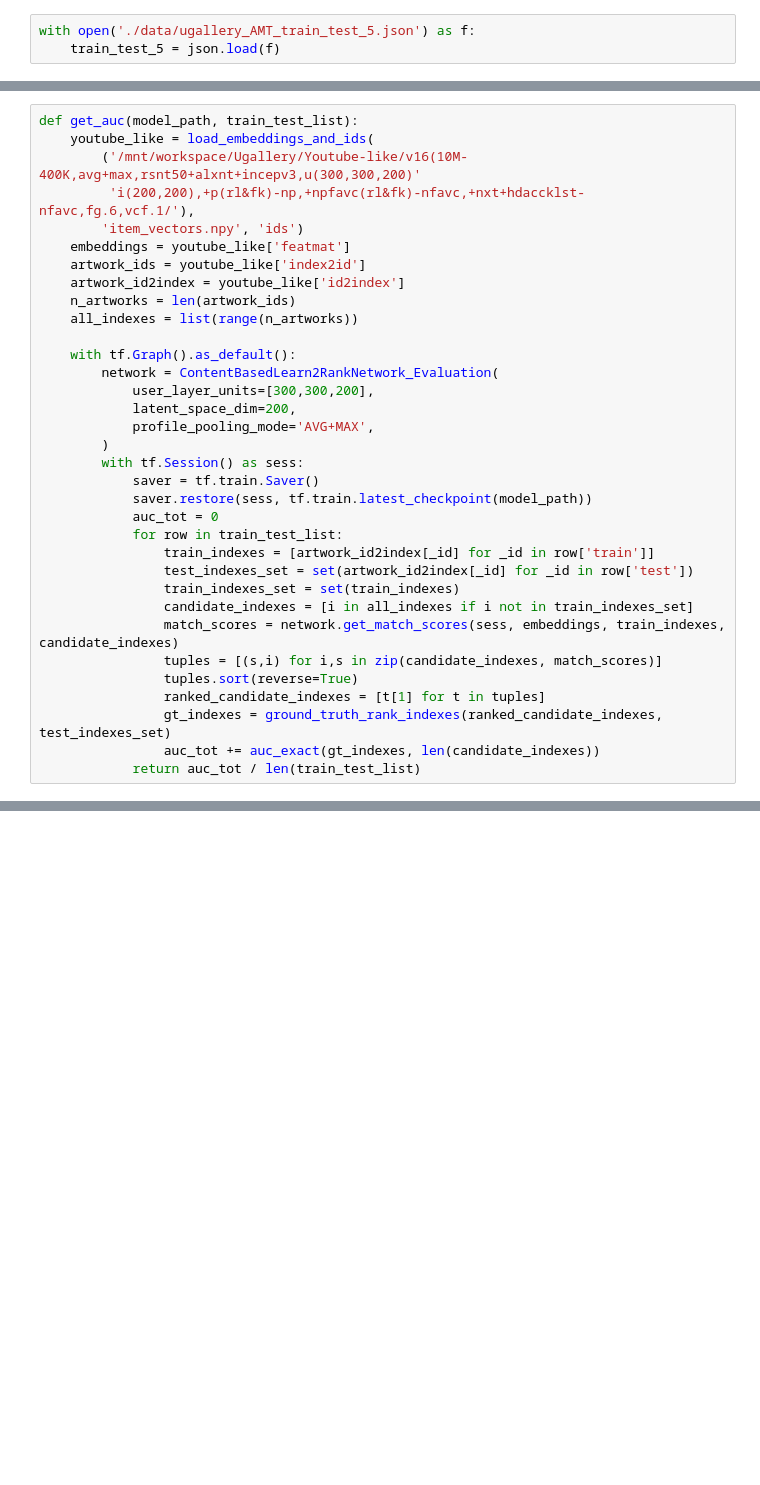
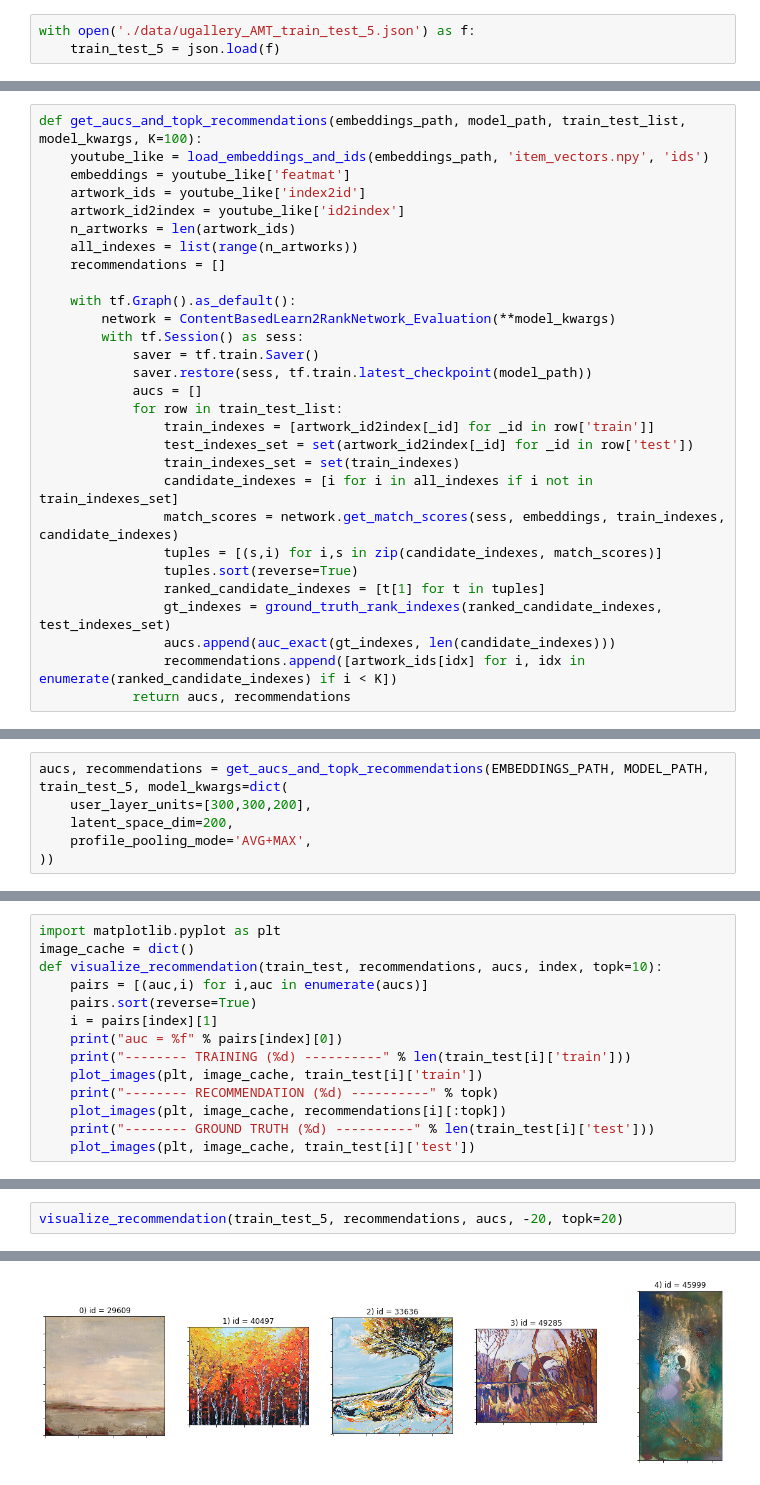
Before and after one commit to PabloMessina/Image-Embedding-Learning-and-Feature-Extraction, a Jupyter notebook: AUC Evaluation.ipynb, the cells around one changed output, grey strips where cells are left out. Saved outputs shown, nothing was run; the diff lists cells and outputs as text; blank space fills up the shorter version.

```diff
--- a/AUC Evaluation.ipynb
+++ b/AUC Evaluation.ipynb
@@ -11,34 +17,29 @@ MODEL_PATH = ('/mnt/workspace/pamessina_models/ugallery/youtube_like/v16(10M-400
 # %%
-def get_auc(model_path, train_test_list):
-    youtube_like = load_embeddings_and_ids(
-        ('/mnt/workspace/Ugallery/Youtube-like/v16(10M-400K,avg+max,rsnt50+alxnt+incepv3,u(300,300,200)'
-         'i(200,200),+p(rl&fk)-np,+npfavc(rl&fk)-nfavc,+nxt+hdaccklst-nfavc,fg.6,vcf.1/'),
-        'item_vectors.npy', 'ids')
+def get_aucs_and_topk_recommendations(embeddings_path, model_path, train_test_list, model_kwargs, K=100):
+    youtube_like = load_embeddings_and_ids(embeddings_path, 'item_vectors.npy', 'ids')
     embeddings = youtube_like['featmat']
     artwork_ids = youtube_like['index2id']
     artwork_id2index = youtube_like['id2index']
     n_artworks = len(artwork_ids)
     all_indexes = list(range(n_artworks))
+    recommendations = []
 
     with tf.Graph().as_default():
-        network = ContentBasedLearn2RankNetwork_Evaluation(
-            user_layer_units=[300,300,200],
-            latent_space_dim=200,
-            profile_pooling_mode='AVG+MAX',
-        )
+        network = ContentBasedLearn2RankNetwork_Evaluation(**model_kwargs)
         with tf.Session() as sess:
             saver = tf.train.Saver()
             saver.restore(sess, tf.train.latest_checkpoint(model_path))
-            auc_tot = 0
+            aucs = []
             for row in train_test_list:
                 train_indexes = [artwork_id2index[_id] for _id in row['train']]
                 test_indexes_set = set(artwork_id2index[_id] for _id in row['test'])
                 train_indexes_set = set(train_indexes)
-                candidate_indexes = [i in all_indexes if i not in train_indexes_set]
+                candidate_indexes = [i for i in all_indexes if i not in train_indexes_set]
                 match_scores = network.get_match_scores(sess, embeddings, train_indexes, candidate_indexes)
                 tuples = [(s,i) for i,s in zip(candidate_indexes, match_scores)]
                 tuples.sort(reverse=True)
                 ranked_candidate_indexes = [t[1] for t in tuples]
                 gt_indexes = ground_truth_rank_indexes(ranked_candidate_indexes, test_indexes_set)
-                auc_tot += auc_exact(gt_indexes, len(candidate_indexes))
-            return auc_tot / len(train_test_list)
+                aucs.append(auc_exact(gt_indexes, len(candidate_indexes)))
+                recommendations.append([artwork_ids[idx] for i, idx in enumerate(ranked_candidate_indexes) if i < K])
+            return aucs, recommendations
@@ -62,3 +63,9 @@ v6_avgpool+maxpool
 v7_avgpool+maxpool_prednextbasket
 v8_avgpool+maxpool_prednextbasket_hideandpred
 v9(10M-300K,avg+max,+prof(rl&fk)-nprof,+nproffavc(rl&fk)-nfavc_loc,+nxt+hide1+hideacc-nfavc_glob)
+# %%
+aucs, recommendations = get_aucs_and_topk_recommendations(EMBEDDINGS_PATH, MODEL_PATH, train_test_5, model_kwargs=dict(
+    user_layer_units=[300,300,200],
+    latent_space_dim=200,
+    profile_pooling_mode='AVG+MAX',
+))
@@ -64,0 +74,14 @@ v9(10M-300K,avg+max,+prof(rl&fk)-nprof,+nproffavc(rl&fk)-nfavc_loc,+nxt+hide1+hi
+# %%
+import matplotlib.pyplot as plt
+image_cache = dict()
+def visualize_recommendation(train_test, recommendations, aucs, index, topk=10):
+    pairs = [(auc,i) for i,auc in enumerate(aucs)]
+    pairs.sort(reverse=True)
+    i = pairs[index][1]
+    print("auc = %f" % pairs[index][0])
+    print("-------- TRAINING (%d) ----------" % len(train_test[i]['train']))
+    plot_images(plt, image_cache, train_test[i]['train'])
+    print("-------- RECOMMENDATION (%d) ----------" % topk)
+    plot_images(plt, image_cache, recommendations[i][:topk])
+    print("-------- GROUND TRUTH (%d) ----------" % len(train_test[i]['test']))
+    plot_images(plt, image_cache, train_test[i]['test'])
@@ -64,0 +92,3 @@ v9(10M-300K,avg+max,+prof(rl&fk)-nprof,+nproffavc(rl&fk)-nfavc_loc,+nxt+hide1+hi
+# %%
+visualize_recommendation(train_test_5, recommendations, aucs, -20, topk=20)
+# %% [output]
@@ -64,0 +97 @@ v9(10M-300K,avg+max,+prof(rl&fk)-nprof,+nproffavc(rl&fk)-nfavc_loc,+nxt+hide1+hi
+[figure, added]
```
Also changed, not shown: parts of 8 cells of this notebook, 3 other files.
